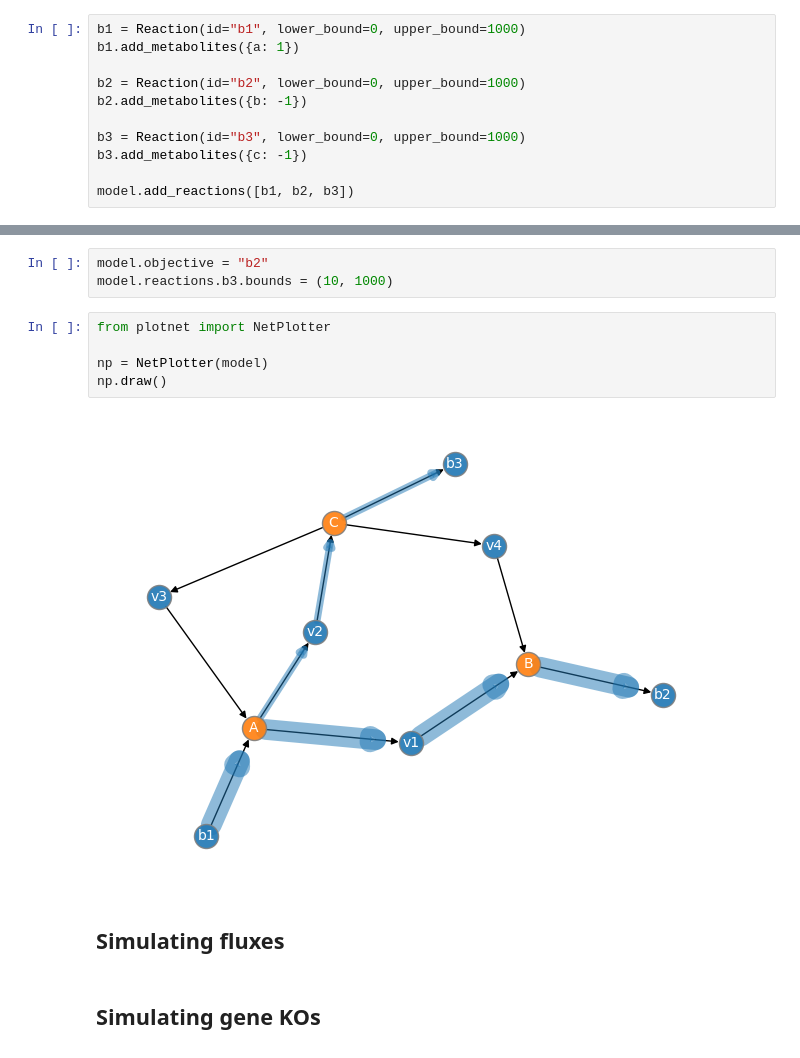
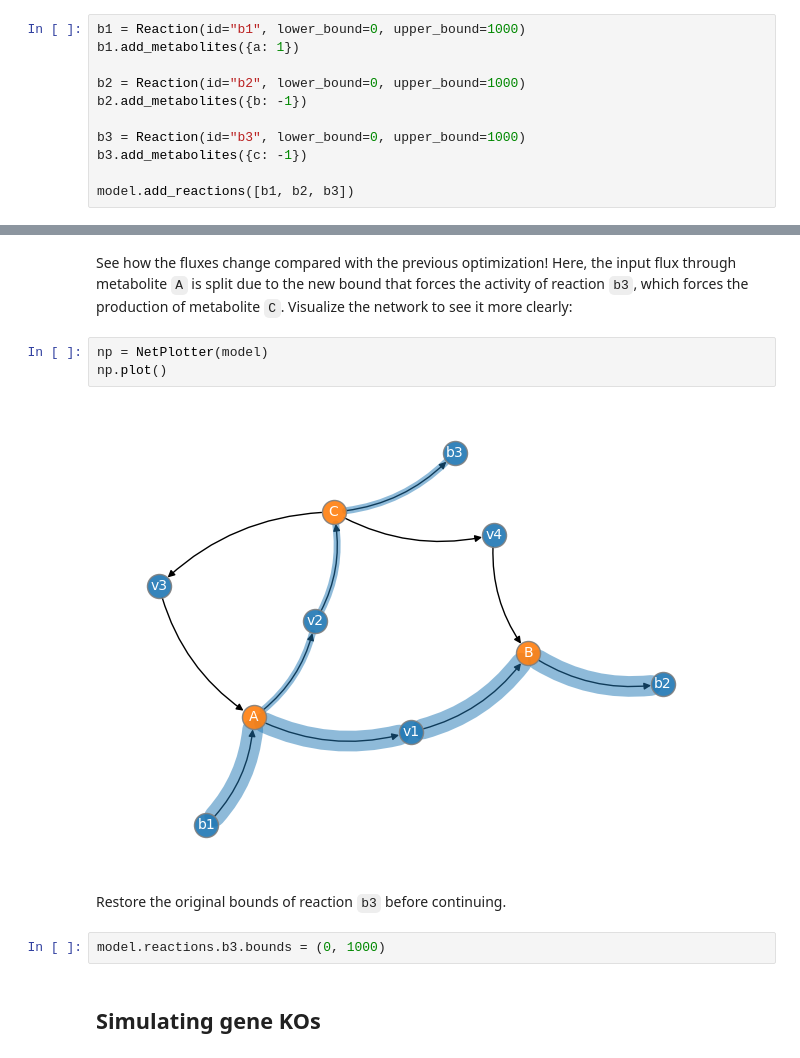
Before and after one commit to PathoGenOmics-Lab/misb_training_2024, a Jupyter notebook: modelling/01_intro_to_cobra.ipynb, the cells around one changed output, grey strips where cells are left out. Drawn from its saved outputs; the diff is of its cells as text.

```diff
--- a/modelling/01_intro_to_cobra.ipynb
+++ b/modelling/01_intro_to_cobra.ipynb
@@ -59,14 +164,17 @@ Then, constrain the network:
+# %% [markdown]
+See how the fluxes change compared with the previous optimization!
+Here, the input flux through metabolite `A` is split due to the new bound
+that forces the activity of reaction `b3`, which forces the production of
+metabolite `C`.
+Visualize the network to see it more clearly:
+# %%
+np = NetPlotter(model)
+np.plot()
+# %% [output]
+[figure, added]
+# %% [markdown]
+Restore the original bounds of reaction `b3` before continuing.
 # %%
-model.objective = "b2"
-model.reactions.b3.bounds = (10, 1000)
+model.reactions.b3.bounds = (0, 1000)
-# %%
-from plotnet import NetPlotter
-
-np = NetPlotter(model)
-np.draw()
-# %% [output]
-[figure, removed]
-# %% [markdown]
-## Simulating fluxes
 # %% [markdown]
 ## Simulating gene KOs
```
Also changed, not shown: parts of 27 cells of this notebook, 1 other file.
